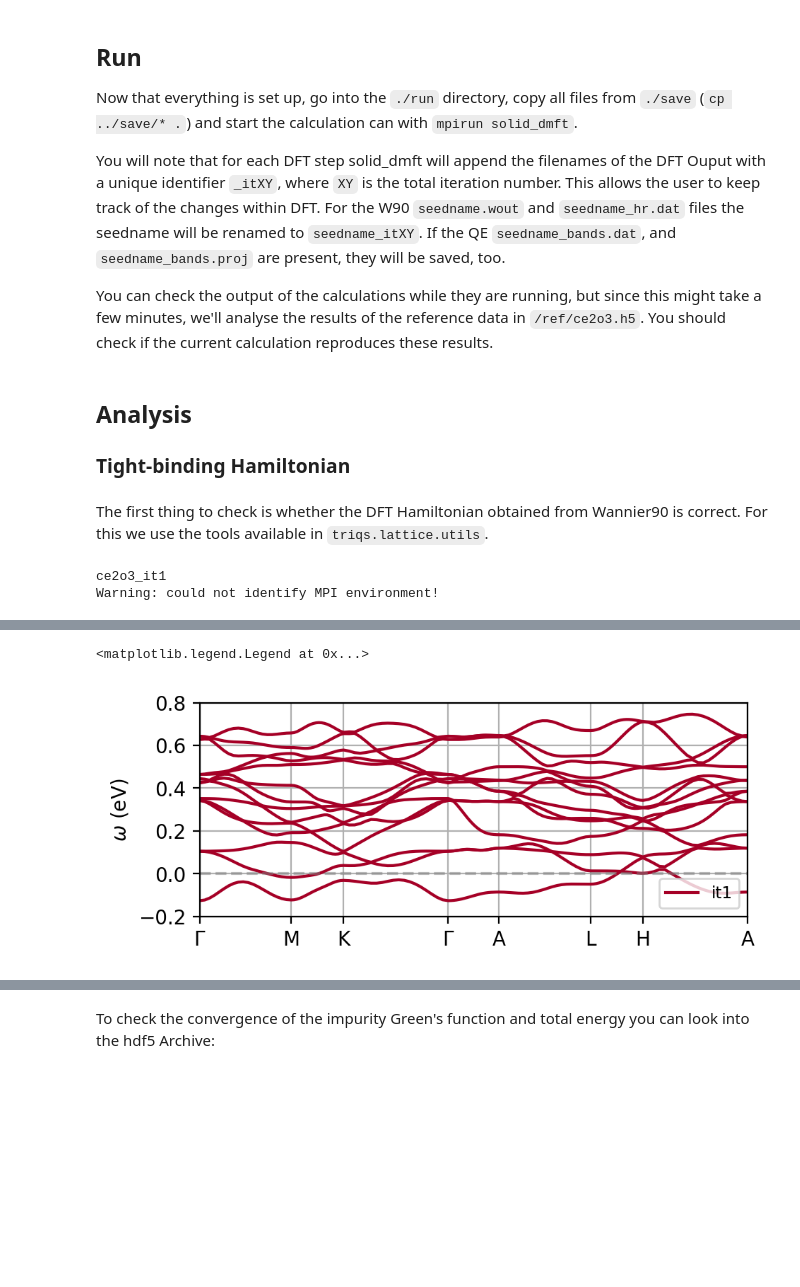
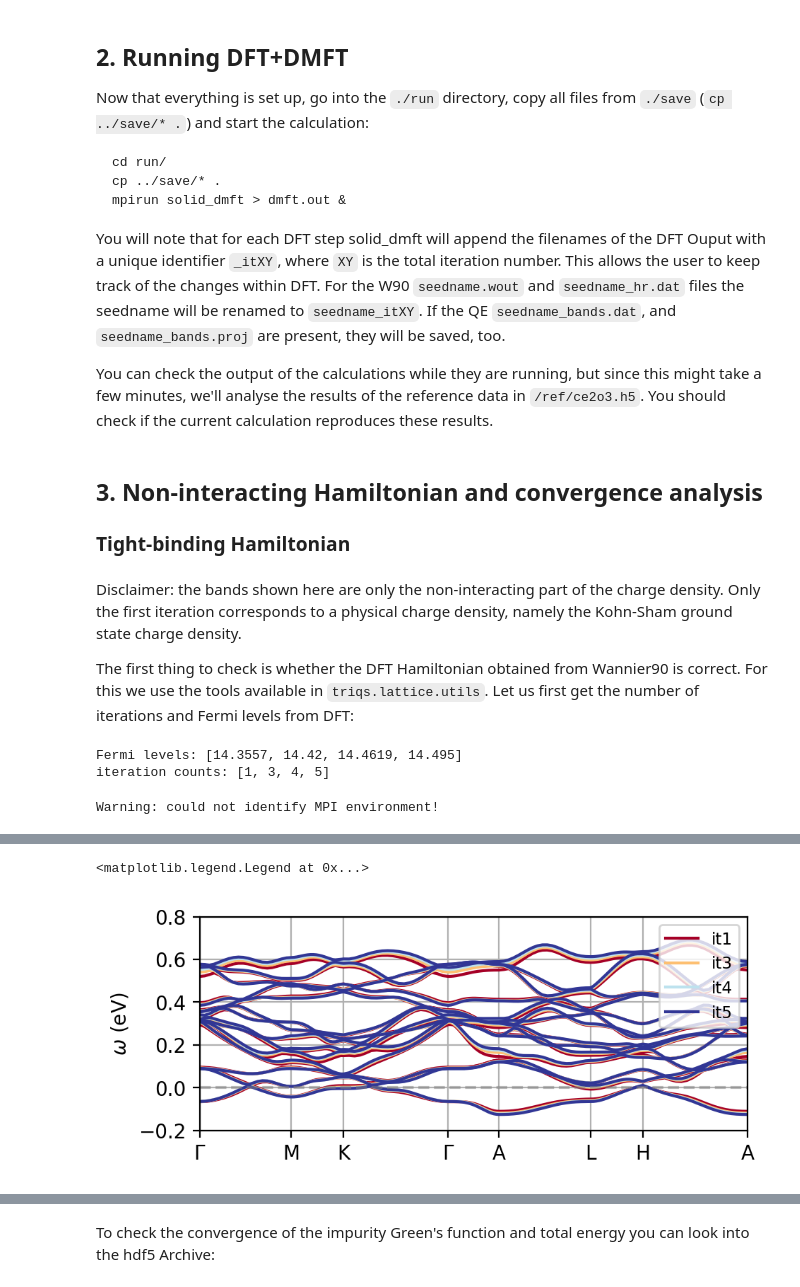
Before and after one commit to TRIQS/solid_dmft, a Jupyter notebook: doc/tutorials/Ce2O3_csc_w90/tutorial.ipynb, the cells around one changed output, grey strips where cells are left out. Saved outputs shown, nothing was run; the diff lists cells and outputs as text; code cells hidden in the pictures; blank space fills up the shorter version.

````diff
--- a/doc/tutorials/Ce2O3_csc_w90/tutorial.ipynb
+++ b/doc/tutorials/Ce2O3_csc_w90/tutorial.ipynb
@@ -21 +32,4 @@ In the case of Ce$_2$O$_3$ it turns out that in fact DFT+DMFT predicts the same
+# %%
+path_ref = './ref/'
+path_run = './run/'
 # %% [markdown]
@@ -101,22 +114,37 @@ Finally, we will specify some details for the DFT manager, i.e. to use QE, W90 a
 # %% [markdown]
-## Run
+## 2. Running DFT+DMFT
 
-Now that everything is set up, go into the `./run` directory, copy all files from `./save` (`cp ../save/* .`) and start the calculation can with `mpirun solid_dmft`.
+Now that everything is set up, go into the `./run` directory, copy all files from `./save` (`cp ../save/* .`) and start the calculation:
+```
+cd run/
+cp ../save/* .
+mpirun solid_dmft > dmft.out &
+```
 
 You will note that for each DFT step solid_dmft will append the filenames of the DFT Ouput with a unique identifier `_itXY`, where `XY` is the total iteration number. This allows the user to keep track of the changes within DFT. For the W90 `seedname.wout` and `seedname_hr.dat` files the seedname will be renamed to `seedname_itXY`. If the QE `seedname_bands.dat`, and `seedname_bands.proj` are present, they will be saved, too.
 
 You can check the output of the calculations while they are running, but since this might take a few minutes, we'll analyse the results of the reference data in `/ref/ce2o3.h5`. You should check if the current calculation reproduces these results.
 # %% [markdown]
-## Analysis
+## 3. Non-interacting Hamiltonian and convergence analysis
 ### Tight-binding Hamiltonian
 # %% [markdown]
+Disclaimer: the bands shown here are only the non-interacting part of the charge density. Only the first iteration corresponds to a physical charge density, namely the Kohn-Sham ground state charge density.
+
 The first thing to check is whether the DFT Hamiltonian obtained from Wannier90 is correct. For this we use the tools available in `triqs.lattice.utils`.
+Let us first get the number of iterations and Fermi levels from DFT:
+# %%
+e_fermi_run = !grep "DFT Fermi energy" {path_run}/triqs.out
+e_fermi_run = [float(x.split('DFT Fermi energy')[1].split('eV')[0]) for x in e_fermi_run]
+n_iter_run = !ls {path_run}/ce2o3_it*_hr.dat
+n_iter_run = sorted([int(x.split('_it')[-1].split('_')[0]) for x in n_iter_run])
+print(f'Fermi levels: {e_fermi_run}')
+print(f'iteration counts: {n_iter_run}')
+# %% [output]
+Fermi levels: [14.3557, 14.42, 14.4619, 14.495]
+iteration counts: [1, 3, 4, 5]
 # %%
 from matplotlib import cm
 from triqs.lattice.utils import TB_from_wannier90, k_space_path
-
-loc = './ref/'
-# loc = './run/'
 
 # define a path in BZ
 G = np.array([ 0.00,  0.00,  0.00])
@@ -125,31 +153,29 @@ K = np.array([ 0.33,  0.33,  0.00])
 A = np.array([ 0.00,  0.00,  0.50])
 L = np.array([ 0.50,  0.00,  0.50])
 H = np.array([ 0.33,  0.33,  0.50])
-path = [(G, M), (M, K), (K, G), (G, A), (A, L), (L, H), (H, A)]
+k_path = [(G, M), (M, K), (K, G), (G, A), (A, L), (L, H), (H, A)]
 n_bnd = 14
 n_k = 20
-fermi = [14.74370] # for bash: grep "DFT Fermi energy" dmft.out | awk '{print $7}' | tr '\n' ','
-n_iter = [1]
 
 fig, ax = plt.subplots(1, 1, figsize=(5,2), dpi=200)
-cycle = cm.RdYlBu
 
-for ct, it in enumerate(n_iter):
+for (fermi, n_iter, path, cycle) in [(e_fermi_run, n_iter_run, path_run, cm.RdYlBu)]:
 
-    print(f'ce2o3_it{it}')
-    # compute TB model
-    h_loc_add = - fermi[ct] * np.eye(n_bnd) # to center bands around 0
-    tb = TB_from_wannier90(path=loc, seed=f'ce2o3_it{it}', extend_to_spin=False, add_local=h_loc_add)
+    col_it = np.linspace(0, 1, len(n_iter))
+    for ct, it in enumerate(n_iter):
 
-    # compute dispersion on specified path
-    k_vec, k_1d = k_space_path(path, num=n_k, bz=tb.bz)
-    e_val = tb.dispersion(k_vec)
-    special_k = np.append(k_1d[0::n_k], k_1d[-1::])
-    c_norm = len(n_iter)-1 if len(n_iter) > 1 else 1
+        # compute TB model
+        h_loc_add = - fermi[ct] * np.eye(n_bnd) # to center bands around 0
+        tb = TB_from_wannier90(path=path, seed=f'ce2o3_it{it}', extend_to_spin=False, add_local=h_loc_add)
 
-    # plot
-    for band in range(n_bnd):
-        ax.plot(k_1d, e_val[:,band].real, c=cycle(ct/c_norm), label=f'it{it}' if band == 0 else '')
+        # compute dispersion on specified path
+        k_vec, k_1d = k_space_path(k_path, num=n_k, bz=tb.bz)
+        e_val = tb.dispersion(k_vec)
+        special_k = np.append(k_1d[0::n_k], k_1d[-1::])
+
+        # plot
+        for band in range(n_bnd):
+            ax.plot(k_1d, e_val[:,band].real, c=cycle(col_it[ct]), label=f'it{it}' if band == 0 else '')
 
 
 ax.axhline(y=0,zorder=2,color='gray',alpha=0.5,ls='--')
@@ -161,5 +187,4 @@ ax.set_xlim([special_k.min(), special_k.max()])
 ax.set_ylabel(r'$\omega$ (eV)')
 ax.legend(fontsize='small')
 # %% [output]
-ce2o3_it1
 Warning: could not identify MPI environment!
@@ -167,3 +192,3 @@ Starting serial run at: 2022-02-22 16:08:24.688164
 <matplotlib.legend.Legend at 0x...>
-[figure, old version]
+[figure, new version]
 # %% [markdown]
````
Also changed, not shown: parts of 16 cells of this notebook, 5 other files.
